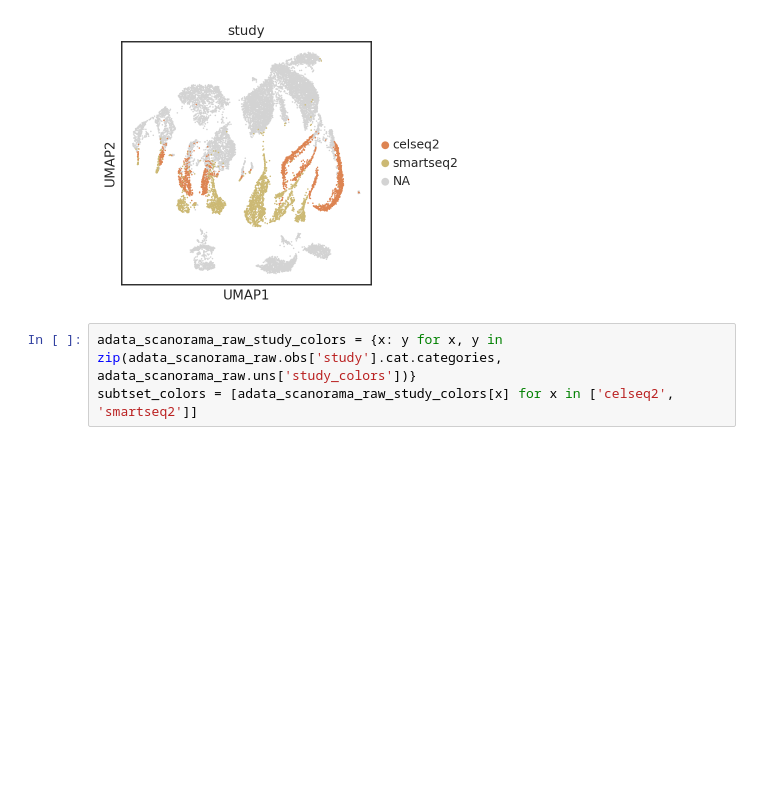
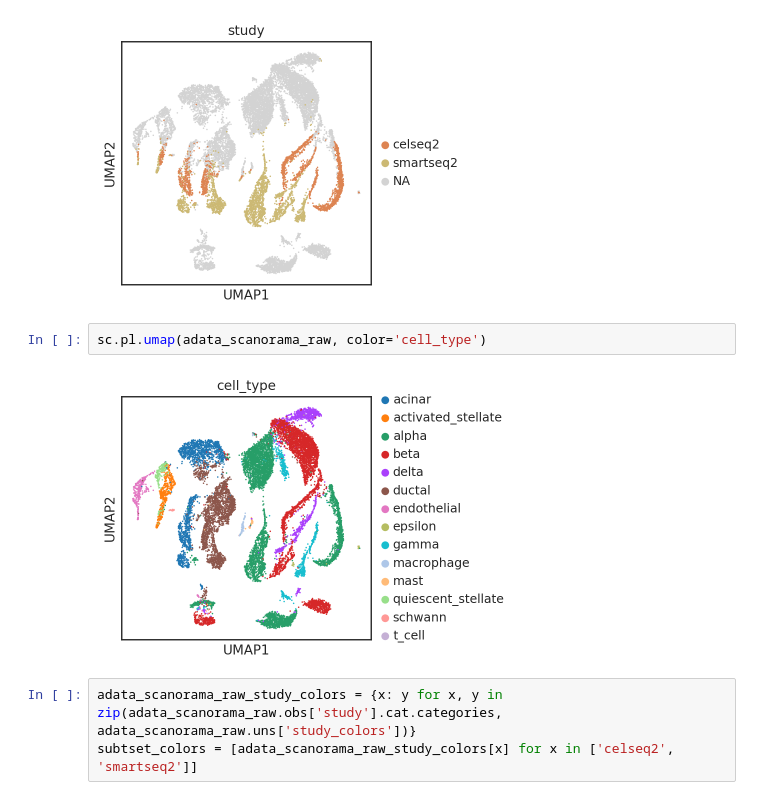
Before and after one commit to yxwucq/scExtract_reproduce, a Jupyter notebook: fig1_model_figure.ipynb, the cells around one changed output. Cells and saved outputs as stored; diff of their text form; blank space fills up the shorter version.

```diff
--- a/fig1_model_figure.ipynb
+++ b/fig1_model_figure.ipynb
@@ -24,6 +24,10 @@ sc.tl.umap(adata_scanorama_raw)
 sc.pl.umap(adata_scanorama_raw, color='study', groups=['celseq2', 'smartseq2'])
 # %% [output]
 [figure]
+# %%
+sc.pl.umap(adata_scanorama_raw, color='cell_type')
+# %% [output]
+[figure, added]
 # %%
 adata_scanorama_raw_study_colors = {x: y for x, y in zip(adata_scanorama_raw.obs['study'].cat.categories, adata_scanorama_raw.uns['study_colors'])}
 subtset_colors = [adata_scanorama_raw_study_colors[x] for x in ['celseq2', 'smartseq2']]
```
Also changed, not shown: parts of 3 cells of this notebook, 24 other files.
